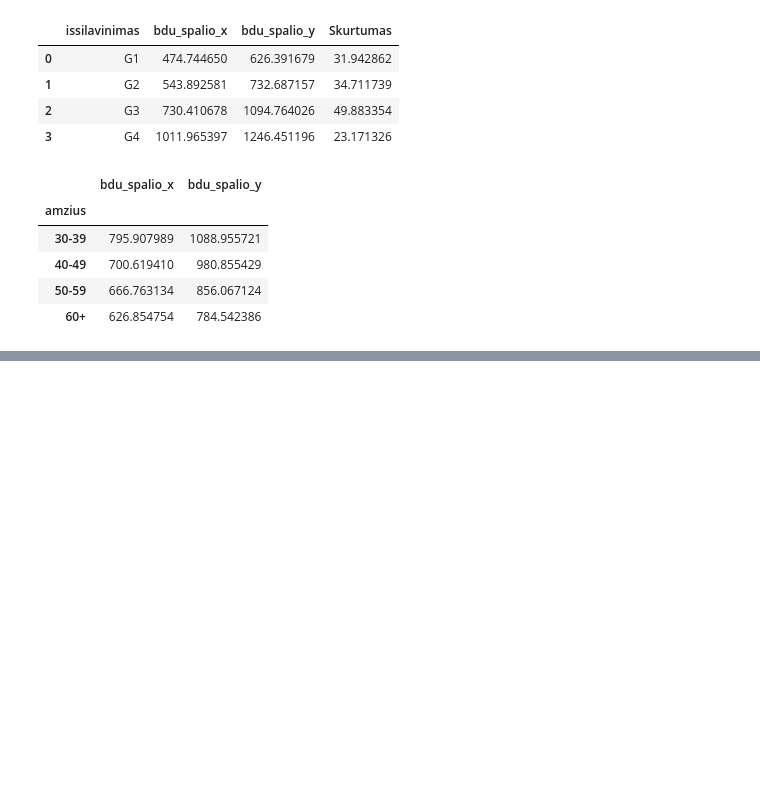
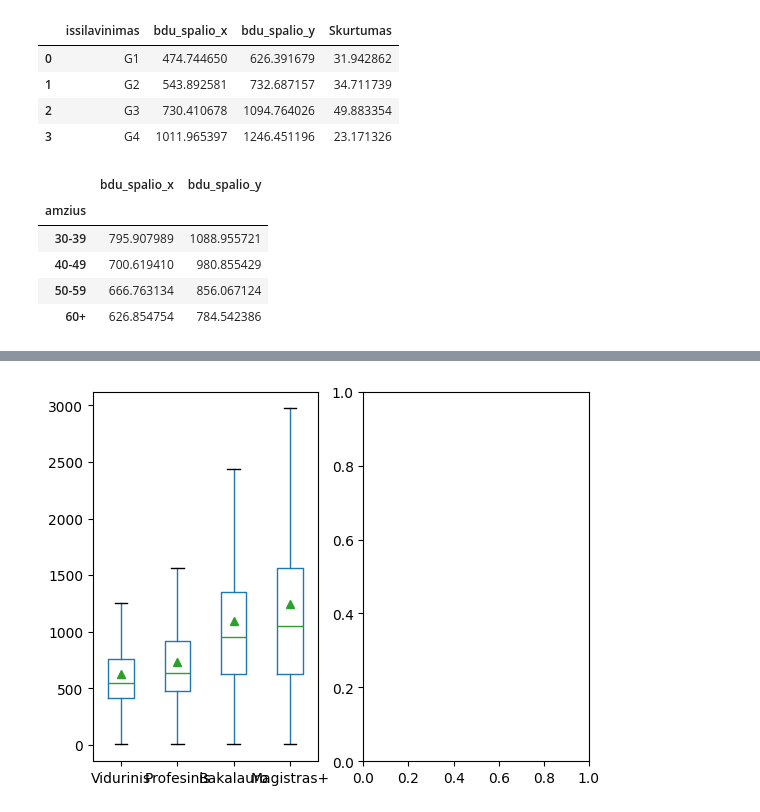
Before and after one commit to EmveeLT/JupyterNotebooks, a Jupyter notebook: Pandas2.ipynb, the cells around one changed output, grey strips where cells are left out. Cells and saved outputs as stored; diff of their text form; code cells hidden in the pictures; blank space fills up the shorter version.

```diff
--- a/Pandas2.ipynb
+++ b/Pandas2.ipynb
@@ -1975,0 +2068,12 @@ d14ird18["Skirtumais procentais"] = ((d14ird18["bdu_spalio_y"] - d14ird18["bdu_s
+# %%
+#II boxplot()
+fig, (left,right) = plt.subplots(1,2)       #sukure 2 lentles
+
+dus18.groupby("issilavinimas").boxplot(column="bdu_spalio" , subplots = False, showmeans = True,
+                                       showfliers = False , ax= left)              #ax pazymiu kur noreciau ,kad butu diegrama
+
+left.grid(visible = False)   #isjungiam grid
+left.set_xticklabels(edus)
+plt.show()
+# %% [output]
+[figure, added]
```
Also changed, not shown: parts of 24 cells of this notebook.
